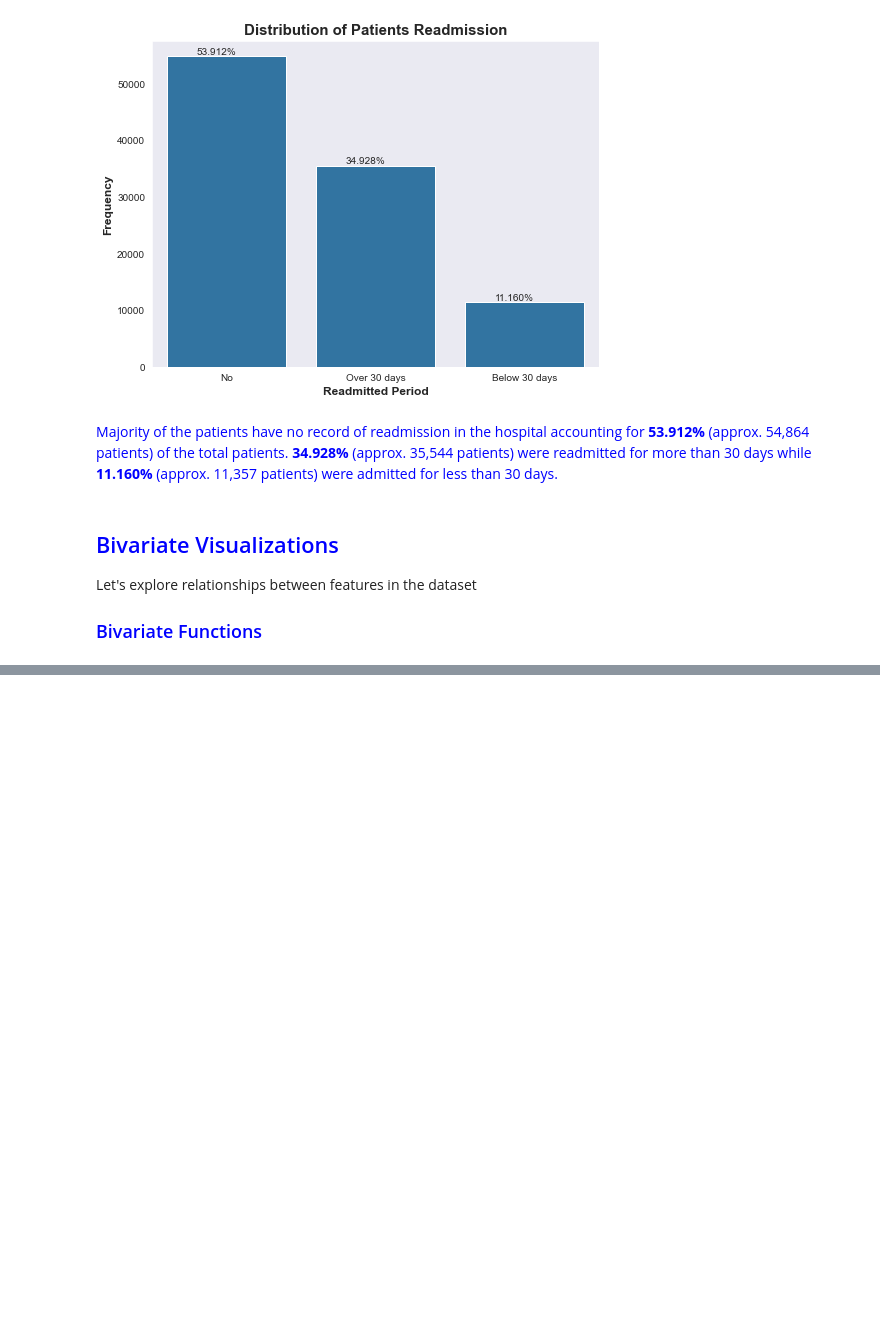
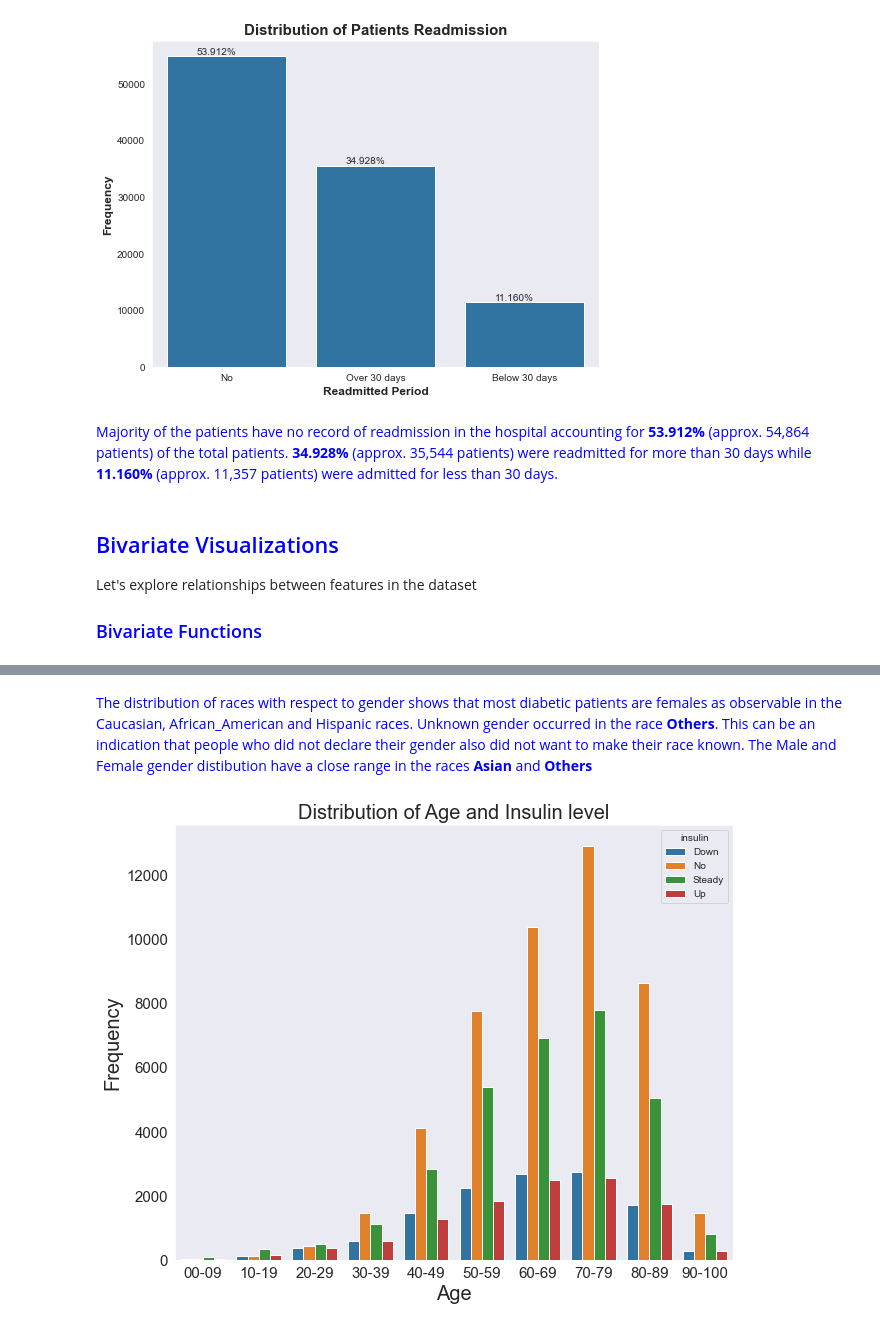
Before and after one commit to Merci93/Diabetes_in_the_US, a Jupyter notebook: US_diabetes_Analysis.ipynb, the cells around one changed output, grey strips where cells are left out. Saved outputs shown, nothing was run; the diff lists cells and outputs as text; code cells hidden in the pictures; blank space fills up the shorter version.

```diff
--- a/US_diabetes_Analysis.ipynb
+++ b/US_diabetes_Analysis.ipynb
@@ -1102,0 +1086,6 @@ plot_count('age', 'insulin', 'Distribution of Age and Insulin level', 'Age', 'Fr
+# %% [markdown]
+<span style = 'color:blue'>The distribution of races with respect to gender shows that most diabetic patients are females as observable in the Caucasian, African_American and Hispanic races. Unknown gender occurred in the race **Others**. This can be an indication that people who did not declare their gender also did not want to make their race known. The Male and Female gender distibution have a close range in the races **Asian** and **Others**</span>
+# %%
+plot_bi(sb.countplot, 'age', None, 'insulin', 'Distribution of Age and Insulin level', 'Age', 'Frequency', None, None)
+# %% [output]
+[figure, added]
```
Also changed, not shown: parts of 16 cells of this notebook.
